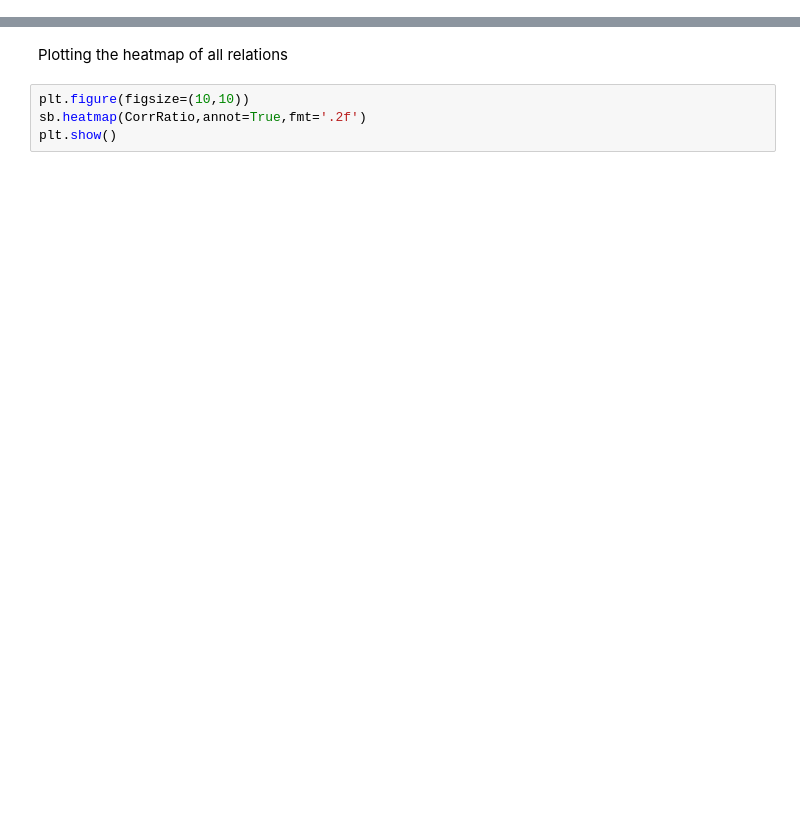
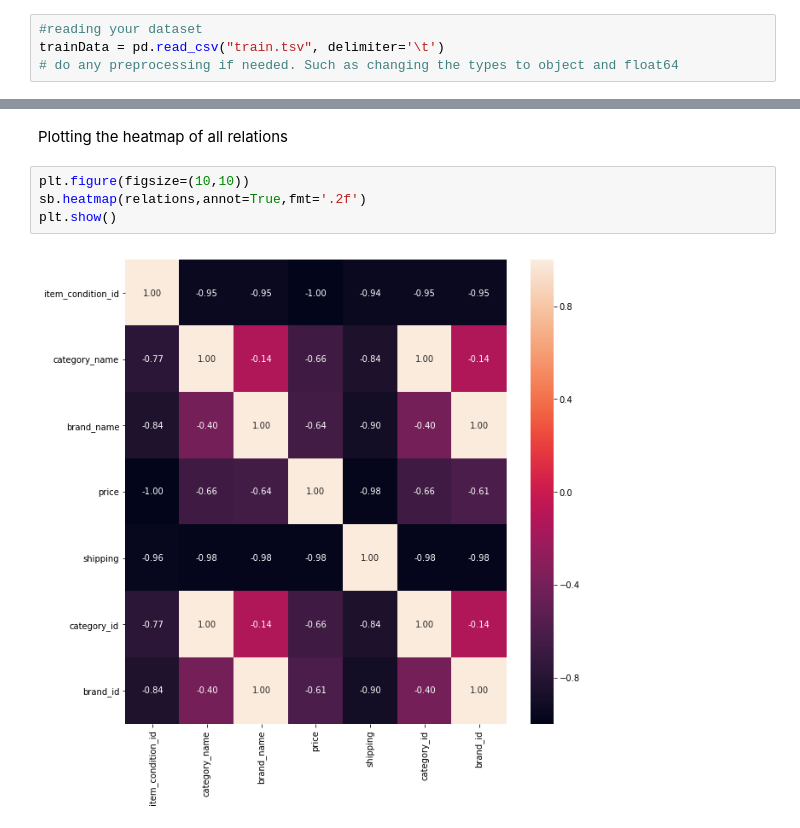
Before and after one commit to HediMontazeri/Finding_Pearson_Theil_CorrelationRatio, a Jupyter notebook: relations.ipynb, the cells around one changed output, grey strips where cells are left out. Cells and saved outputs as stored; diff of their text form; blank space fills up the shorter version.

```diff
--- a/relations.ipynb
+++ b/relations.ipynb
@@ -61,6 +62,10 @@ def theils_u(x, y):
         return 1
     else:
         return (s_x - s_xy) / s_x
+# %%
+#reading your dataset
+trainData = pd.read_csv("train.tsv", delimiter='\t')
+# do any preprocessing if needed. Such as changing the types to object and float64
 # %%
 relations = pd.DataFrame()
 columns = trainData.columns[1:len(trainData.columns)]#columns labels
@@ -92,5 +97,7 @@ relations.fillna(value=np.nan,inplace=True)
 Plotting the heatmap of all relations
 # %%
 plt.figure(figsize=(10,10))
-sb.heatmap(CorrRatio,annot=True,fmt='.2f')
+sb.heatmap(relations,annot=True,fmt='.2f')
 plt.show()
+# %% [output]
+[figure, added]
```
Also changed, not shown: parts of 2 cells of this notebook.
